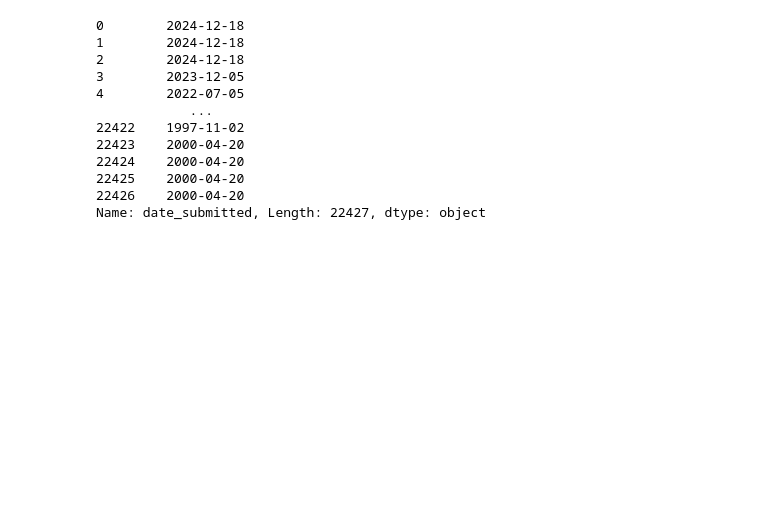
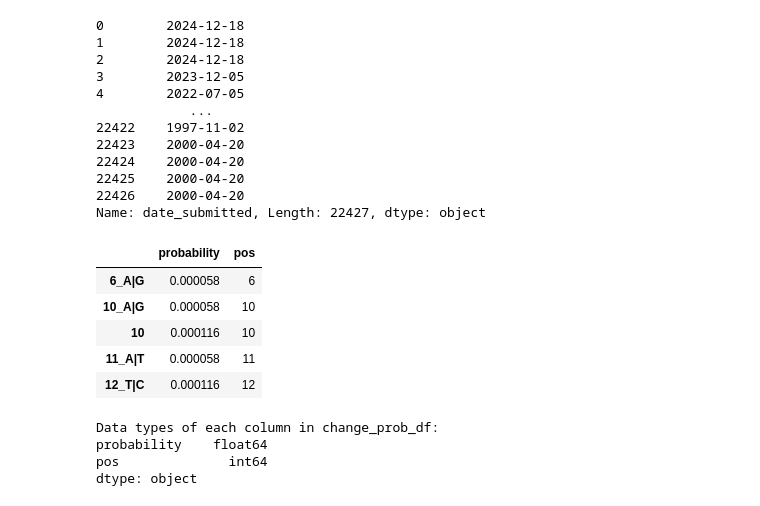
Before and after one commit to yavuuzsameet/openrecombinhunt, a Jupyter notebook: src/analyse/decide_quality_filters_rsv-b.ipynb, the cells around one changed output. Drawn from its saved outputs; the diff is of its cells as text; code cells hidden in the pictures; blank space fills up the shorter version.

```diff
--- a/src/analyse/decide_quality_filters_rsv-b.ipynb
+++ b/src/analyse/decide_quality_filters_rsv-b.ipynb
@@ -396,3 +396,31 @@ df["date_submitted"]
 22425    2000-04-20
 22426    2000-04-20
 Name: date_submitted, Length: 22427, dtype: object
+# %%
+#########
+# DEBUG #
+import pandas as pd
+
+# load change_probability.parquet
+# from environments/rsv-b/dist5size50/
+
+change_prob_path = "../../environments/rsv-b/dist5size50/change_probability.parquet"
+change_prob_df = pd.read_parquet(change_prob_path)
+change_prob_df.head()
+# %% [output]
+|  | probability | pos |
+| 6_A|G | 0.000058 | 6 |
+| 10_A|G | 0.000058 | 10 |
+| 10 | 0.000116 | 10 |
+| 11_A|T | 0.000058 | 11 |
+| 12_T|C | 0.000116 | 12 |
+# %%
+# check type of each column in change_prob_df
+change_prob_types = change_prob_df.dtypes
+print("Data types of each column in change_prob_df:")
+print(change_prob_types)
+# %% [output]
+Data types of each column in change_prob_df:
+probability    float64
+pos              int64
+dtype: object
```
Also changed, not shown: parts of 9 cells of this notebook, 11 other files.
